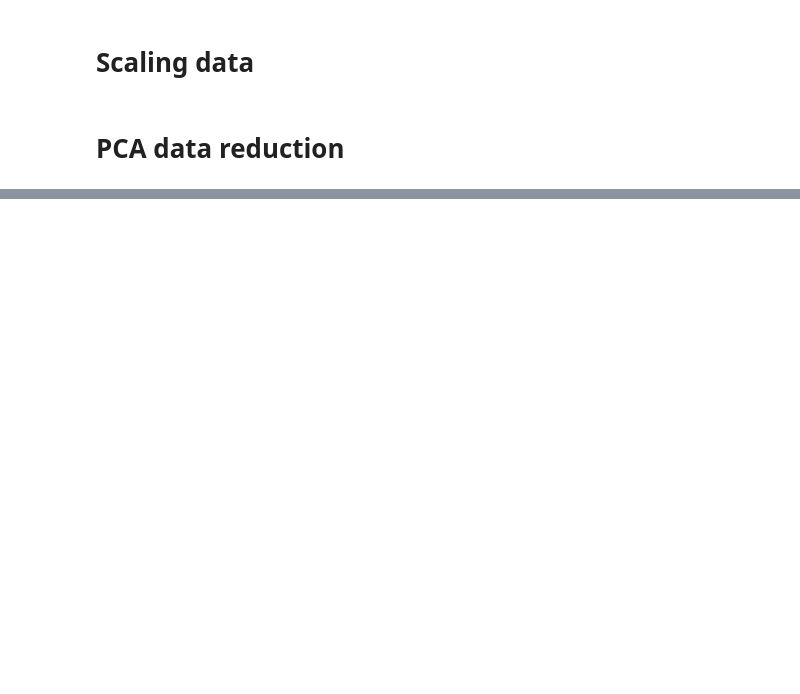
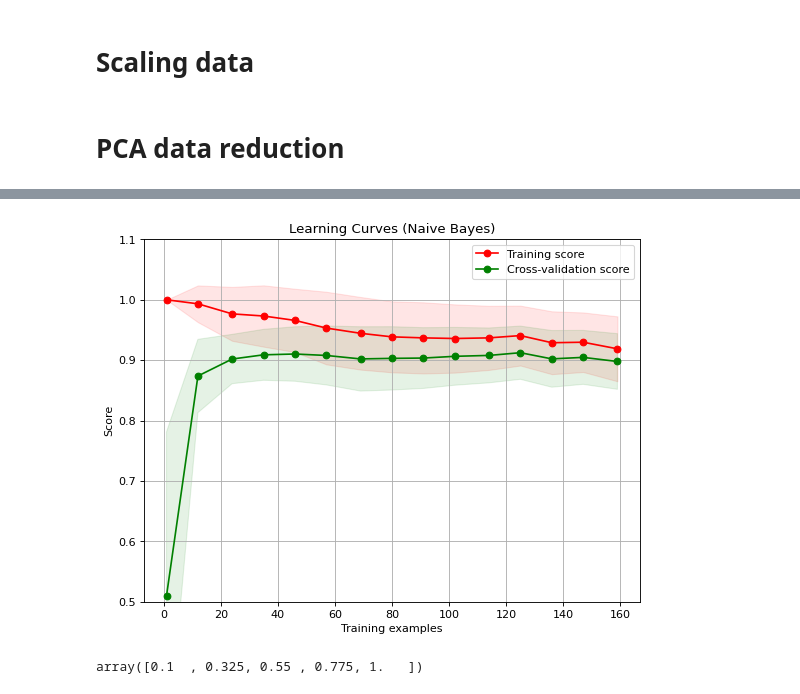
Before and after one commit to Amirosein/AGB-stars-ML-project, a Jupyter notebook: Milestone2/AGB_Project_2.ipynb, the cells around one changed output, grey strips where cells are left out. Cells and saved outputs as stored; diff of their text form; code cells hidden in the pictures; blank space fills up the shorter version.

```diff
--- a/Milestone2/AGB_Project_2.ipynb
+++ b/Milestone2/AGB_Project_2.ipynb
@@ -110,0 +166,53 @@ plot_confusion_matrix(clf, x_test, y_test,  ax=ax)
+# %%
+from sklearn.model_selection import learning_curve
+from sklearn.model_selection import ShuffleSplit
+
+
+def plot_learning_curve(estimator, title, X, y, ylim=None, cv=None,
+                        n_jobs=None, train_sizes=np.linspace(.001, 0.1, 15)):
+
+
+    plt.figure(figsize=(8, 6), dpi=80)
+    plt.title(title)
+    if ylim is not None:
+        plt.ylim(*ylim)
+    plt.xlabel("Training examples")
+    plt.ylabel("Score")
+    train_sizes, train_scores, test_scores = learning_curve(
+        estimator, X, y, cv=cv, n_jobs=n_jobs, train_sizes=train_sizes)
+    train_scores_mean = np.mean(train_scores, axis=1)
+    train_scores_std = np.std(train_scores, axis=1)
+    test_scores_mean = np.mean(test_scores, axis=1)
+    test_scores_std = np.std(test_scores, axis=1)
+    plt.grid()
+
+    plt.fill_between(train_sizes, train_scores_mean - train_scores_std,
+                     train_scores_mean + train_scores_std, alpha=0.1,
+                     color="r")
+    plt.fill_between(train_sizes, test_scores_mean - test_scores_std,
+                     test_scores_mean + test_scores_std, alpha=0.1, color="g")
+    plt.plot(train_sizes, train_scores_mean, 'o-', color="r",
+             label="Training score")
+    plt.plot(train_sizes, test_scores_mean, 'o-', color="g",
+             label="Cross-validation score")
+
+    plt.legend(loc="best")
+    return plt
+
+
+
+title = "Learning Curves (Naive Bayes)"
+
+# Cross validation with 100 iterations to get smoother mean test and train
+cv = ShuffleSplit(n_splits=100, test_size=0.98, random_state=42)
+
+estimator = GaussianNB()
+plot_learning_curve(estimator, title, X, Y_O, ylim=(0.5, 1.1), cv=cv, n_jobs=4)
+
+plt.show()
+# %% [output]
+[figure, added]
+# %%
+np.linspace(.1, 1.0, 5)
+# %% [output]
+array([0.1  , 0.325, 0.55 , 0.775, 1.   ])
```
Also changed, not shown: parts of 8 cells of this notebook.
